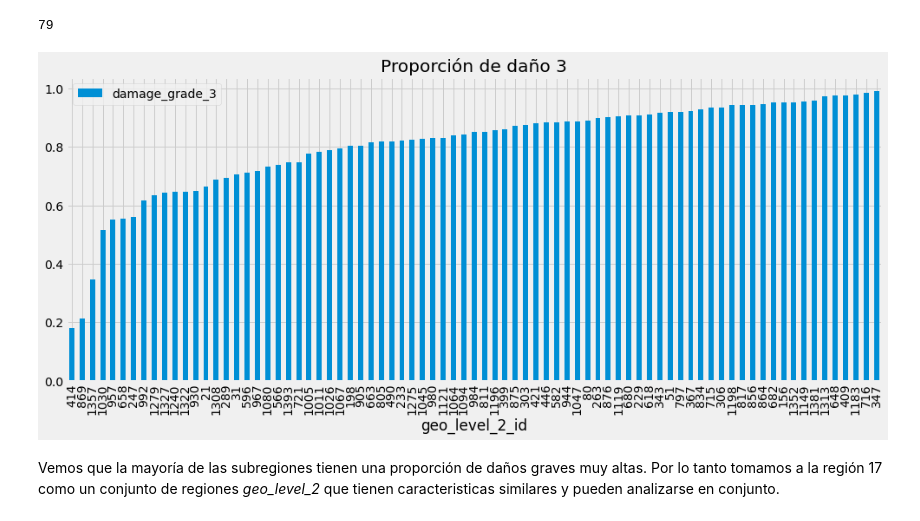
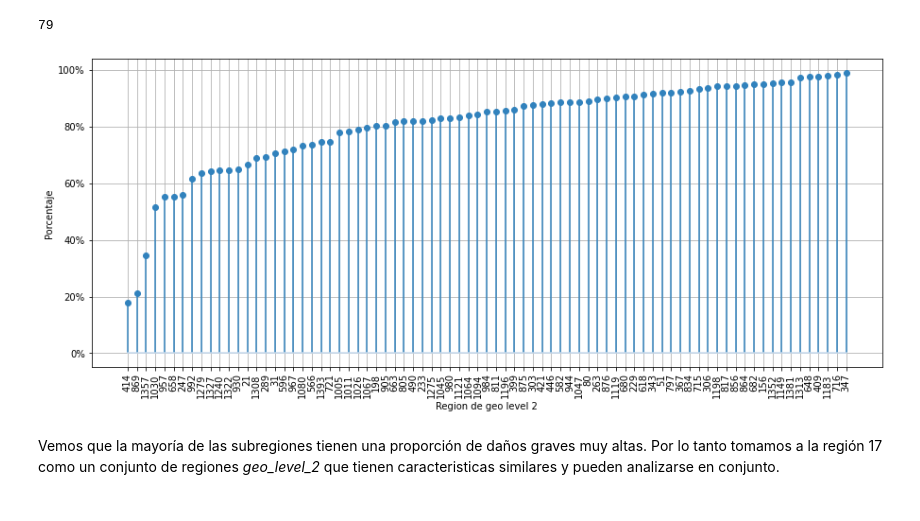
Before and after one commit to franvinas/7506-tp1, a Jupyter notebook: tp1.ipynb, the cells around one changed output. Saved outputs shown, nothing was run; the diff lists cells and outputs as text; code cells hidden in the pictures.

```diff
--- a/tp1.ipynb
+++ b/tp1.ipynb
@@ -33,11 +33,15 @@ import matplotlib.pyplot as plt
 import seaborn as sns
 from matplotlib import cm
 import matplotlib.ticker as mtick
+import matplotlib as mpl
+import cycler
 
 #seteando la paleta de colores
-cmap = sns.color_palette('YlGnBu', n_colors=200)
-#cmapMatplotlib = cm.get_cmap('Spectral')
-plt.style.use('fivethirtyeight')
+cmap = sns.color_palette('Blues', n_colors=200)
+plt.style.available
+
+plt.rcParams['axes.grid'] = True
+mpl.rcParams['axes.prop_cycle'] = cycler.cycler('color', plt.cm.tab20c.colors)
 # %%
 # lectura de archivos csv
 train_values=pd.read_csv('train_values.csv',
@@ -535,10 +539,17 @@ len(df.loc[df['geo_level_1_id']==17, 'geo_level_2_id'].unique())
 # %%
 geo_level_2 = df.loc[df['geo_level_1_id']==17,['geo_level_2_id','damage_grade']]
 geo_level_2['damage_grade_3'] = geo_level_2['damage_grade'] == 3
-geo_level_2[['geo_level_2_id','damage_grade_3']].groupby('geo_level_2_id').agg(lambda x: x.sum()/x.count()).sort_values('damage_grade_3').plot(kind='bar', figsize=(15,6), title='Proporción de daño 3')
+dataframe_a_plotear = geo_level_2[['geo_level_2_id','damage_grade_3']].groupby('geo_level_2_id').agg(lambda x: x.sum()/x.count()).sort_values('damage_grade_3')
+fig = plt.figure(figsize=(15,6))
+ax = fig.add_subplot()
+ax.yaxis.set_major_formatter(mtick.PercentFormatter(1.0))
+plt.stem(dataframe_a_plotear.index.astype(str),dataframe_a_plotear['damage_grade_3'])
+plt.ylabel('Porcentaje')
+plt.xlabel('Region de geo level 2')
+plt.xticks(rotation=90)
 plt.show()
 # %% [output]
-[figure, old version]
+[figure, new version]
 # %% [markdown]
 Vemos que la mayoría de las subregiones tienen una proporción de daños graves muy altas. Por lo tanto tomamos a la región 17 como un conjunto de regiones *geo_level_2* que tienen caracteristicas similares y pueden analizarse en conjunto.
 # %% [markdown]
```
Also changed, not shown: parts of 65 cells of this notebook.
